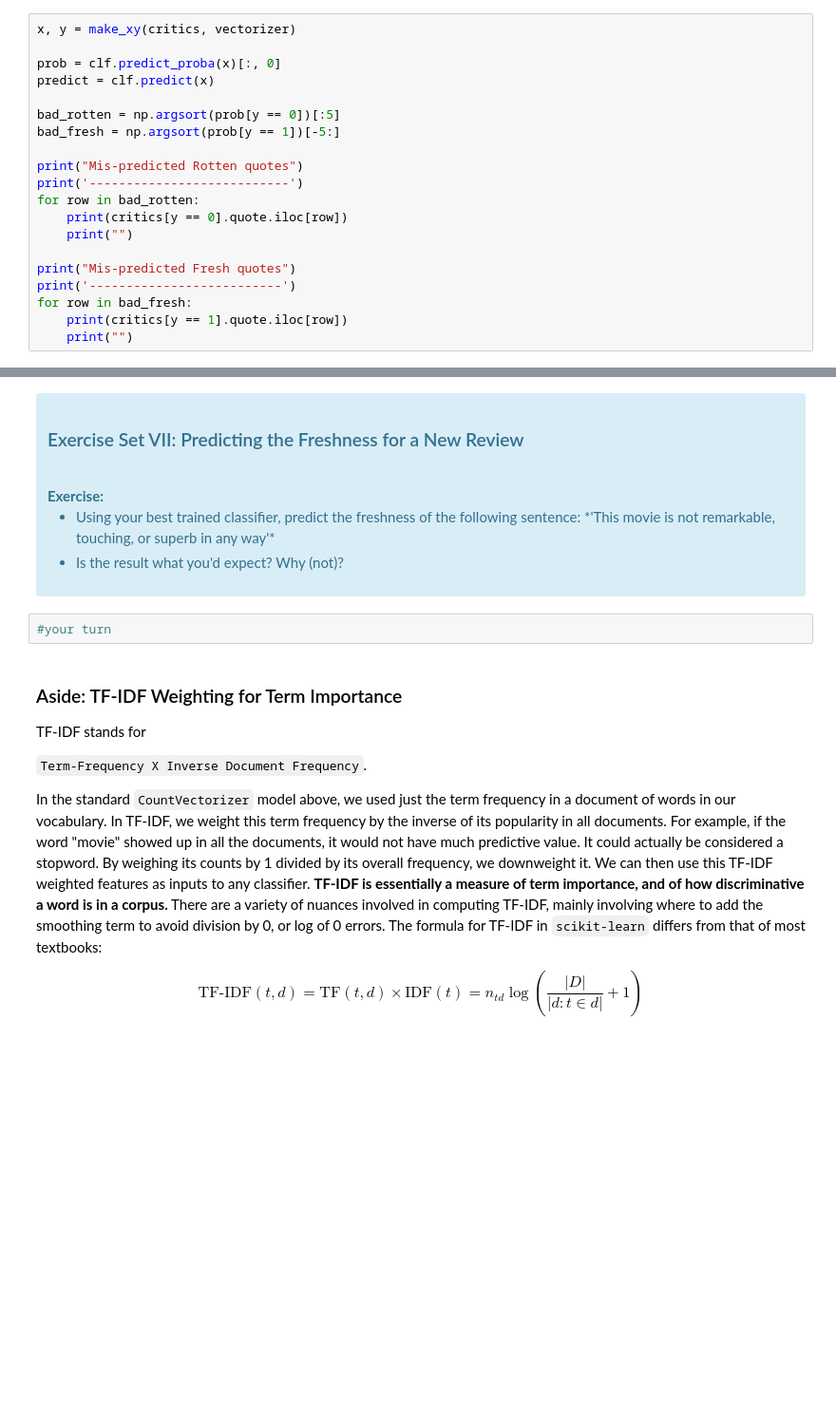
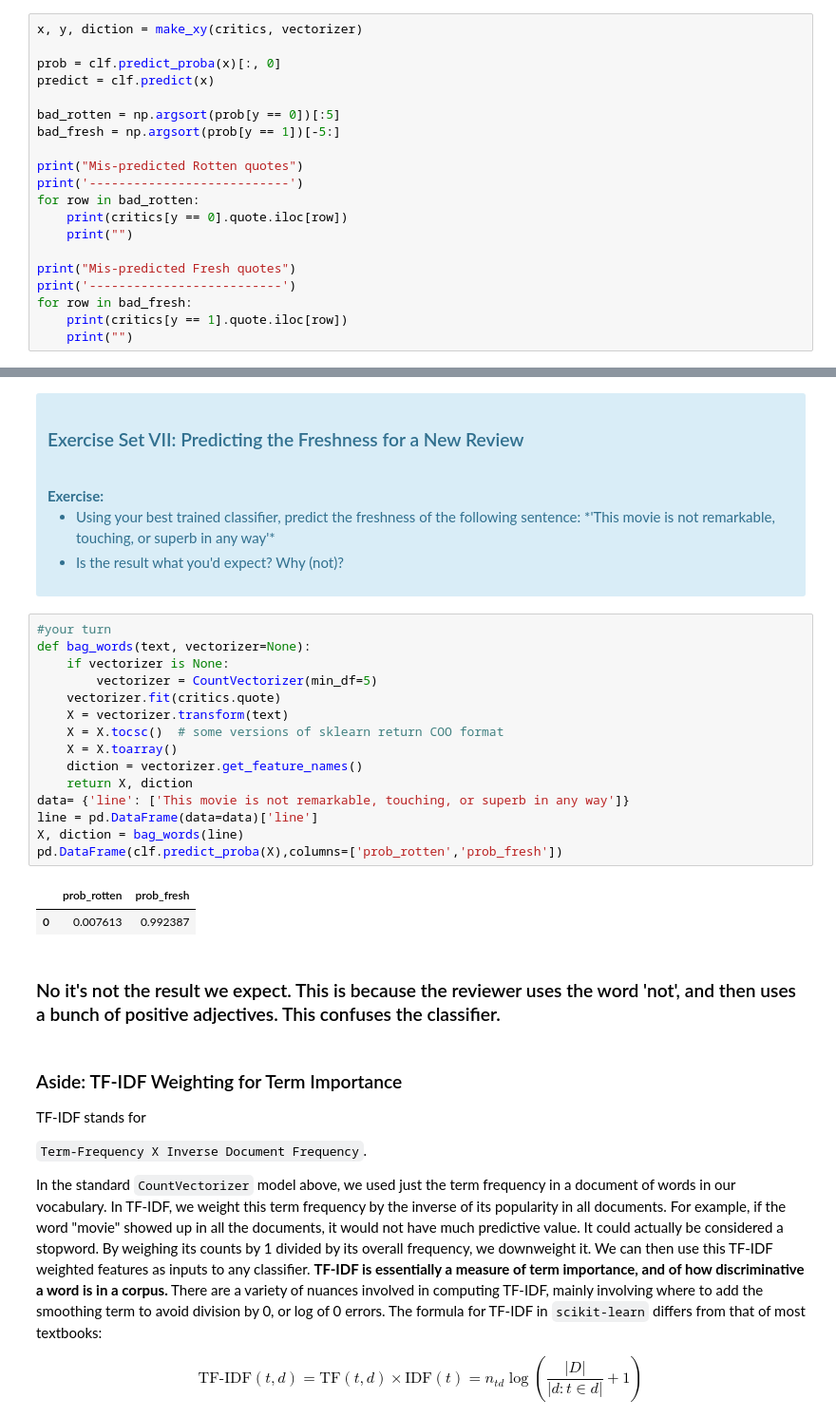
Before and after one commit to saminfeld/Springboard, a Jupyter notebook: Exercises/Machine Learning/Predicting Movie Ratings/naive_bayes/Mini_Project_Naive_Bayes.ipynb, the cells around one changed output, grey strips where cells are left out. Shown: that part at 95% size. Drawn from its saved outputs; the diff is of its cells as text; blank space fills up the shorter version.

```diff
--- a/Exercises/Machine Learning/Predicting Movie Ratings/naive_bayes/Mini_Project_Naive_Bayes.ipynb
+++ b/Exercises/Machine Learning/Predicting Movie Ratings/naive_bayes/Mini_Project_Naive_Bayes.ipynb
@@ -486,5 +584,5 @@ We can see mis-predictions as well.
 # %%
-x, y = make_xy(critics, vectorizer)
+x, y, diction = make_xy(critics, vectorizer)
 
 prob = clf.predict_proba(x)[:, 0]
 predict = clf.predict(x)
@@ -515,8 +631,26 @@ for row in bad_fresh:
 </ul>
 </div>
 </div>
-# %%
-#your turn
+# %%
+#your turn
+def bag_words(text, vectorizer=None):
+    if vectorizer is None:
+        vectorizer = CountVectorizer(min_df=5)
+    vectorizer.fit(critics.quote)
+    X = vectorizer.transform(text)
+    X = X.tocsc()  # some versions of sklearn return COO format
+    X = X.toarray()
+    diction = vectorizer.get_feature_names()
+    return X, diction
+data= {'line': ['This movie is not remarkable, touching, or superb in any way']}
+line = pd.DataFrame(data=data)['line']
+X, diction = bag_words(line)
+pd.DataFrame(clf.predict_proba(X),columns=['prob_rotten','prob_fresh'])
+# %% [output]
+|  | prob_rotten | prob_fresh |
+| 0 | 0.007613 | 0.992387 |
+# %% [markdown]
+### No it's not the result we expect.  This is because the reviewer uses the word 'not', and then uses a bunch of positive adjectives.  This confuses the classifier.
 # %% [markdown]
 ### Aside: TF-IDF Weighting for Term Importance
 
```
Also changed, not shown: parts of 23 cells of this notebook, 15 other files.
